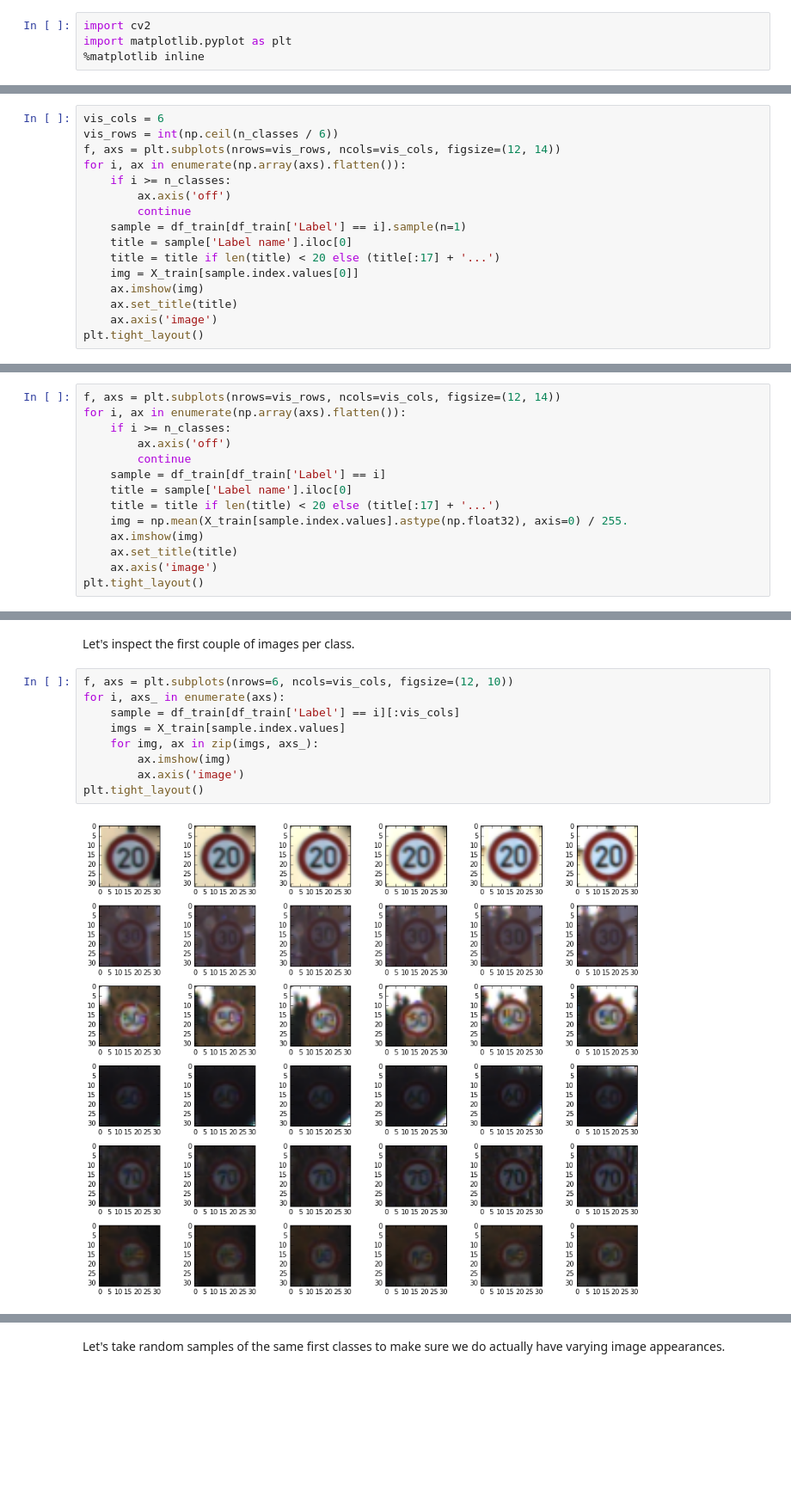
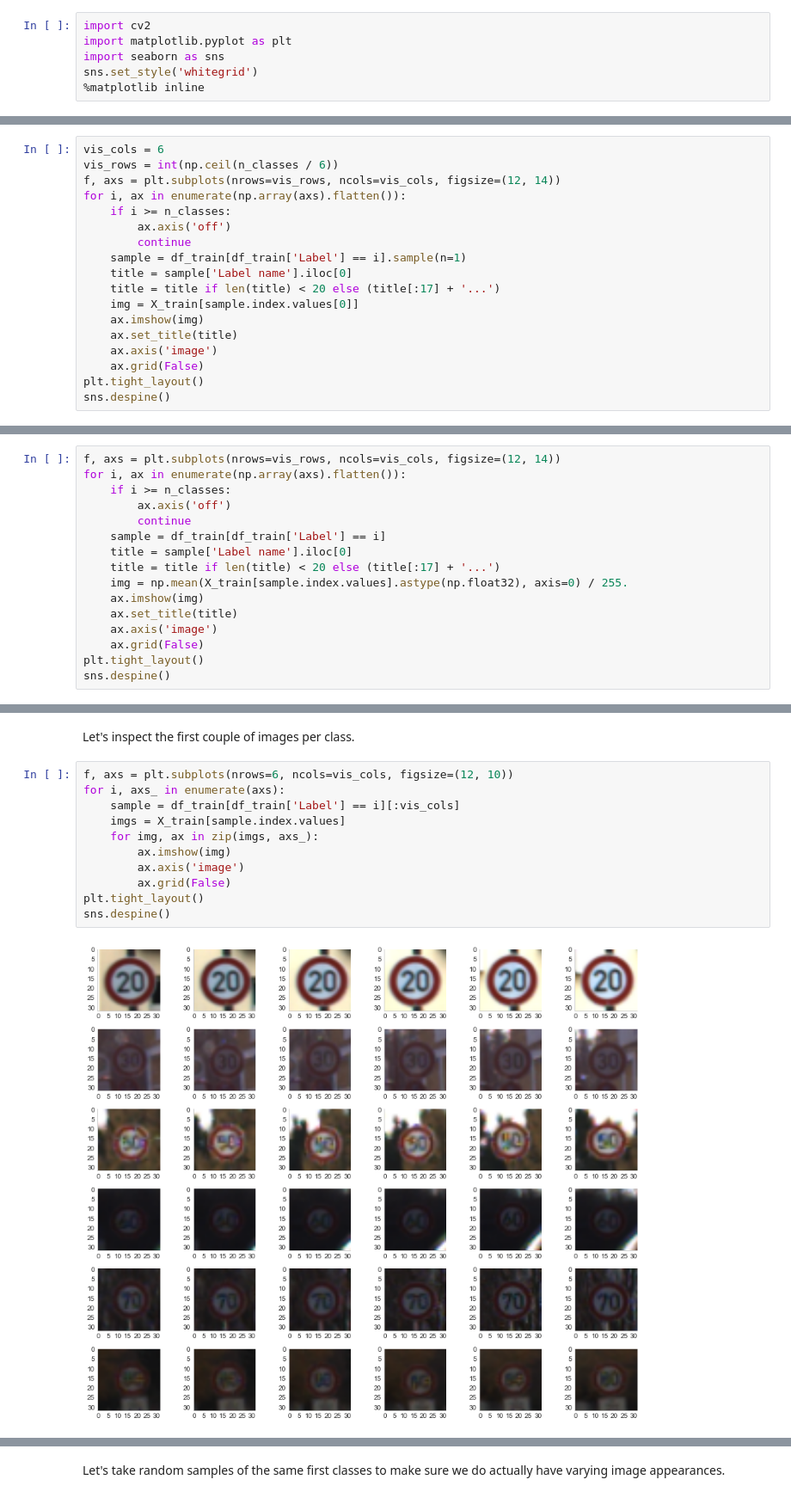
Before and after one commit to sunsided/CarND-Traffic-Sign-Classifier-Project, a Jupyter notebook: Traffic_Sign_Classifier.ipynb, the cells around one changed output, grey strips where cells are left out. Shown at 86% size. Saved outputs shown, nothing was run; the diff lists cells and outputs as text; blank space fills up the shorter version.

```diff
--- a/Traffic_Sign_Classifier.ipynb
+++ b/Traffic_Sign_Classifier.ipynb
@@ -185,6 +199,8 @@ The [Matplotlib](http://matplotlib.org/) [examples](http://matplotlib.org/exampl
 # %%
 import cv2
 import matplotlib.pyplot as plt
+import seaborn as sns
+sns.set_style('whitegrid')
 %matplotlib inline
 # %% [markdown]
 Let's peek at a randomly selected image from each class.
@@ -203,5 +219,7 @@ for i, ax in enumerate(np.array(axs).flatten()):
     ax.imshow(img)
     ax.set_title(title)
     ax.axis('image')
+    ax.grid(False)
 plt.tight_layout()
+sns.despine()
 # %% [output]
@@ -221,5 +239,7 @@ for i, ax in enumerate(np.array(axs).flatten()):
     ax.imshow(img)
     ax.set_title(title)
     ax.axis('image')
+    ax.grid(False)
 plt.tight_layout()
+sns.despine()
 # %% [output]
@@ -229,14 +249,16 @@ Let's inspect the first couple of images per class.
 # %%
 f, axs = plt.subplots(nrows=6, ncols=vis_cols, figsize=(12, 10))
 for i, axs_ in enumerate(axs):
     sample = df_train[df_train['Label'] == i][:vis_cols]
     imgs = X_train[sample.index.values]
     for img, ax in zip(imgs, axs_):
         ax.imshow(img)
         ax.axis('image')
+        ax.grid(False)
 plt.tight_layout()
+sns.despine()
 # %% [output]
-[figure, old version]
+[figure, new version]
 # %% [markdown]
 Overall, the images look pretty similar. From the slight variations in angle and position it could be assumed
 that they were created from a video sequence while driving past them.
```
Also changed, not shown: parts of 81 cells of this notebook, 6 other files.
